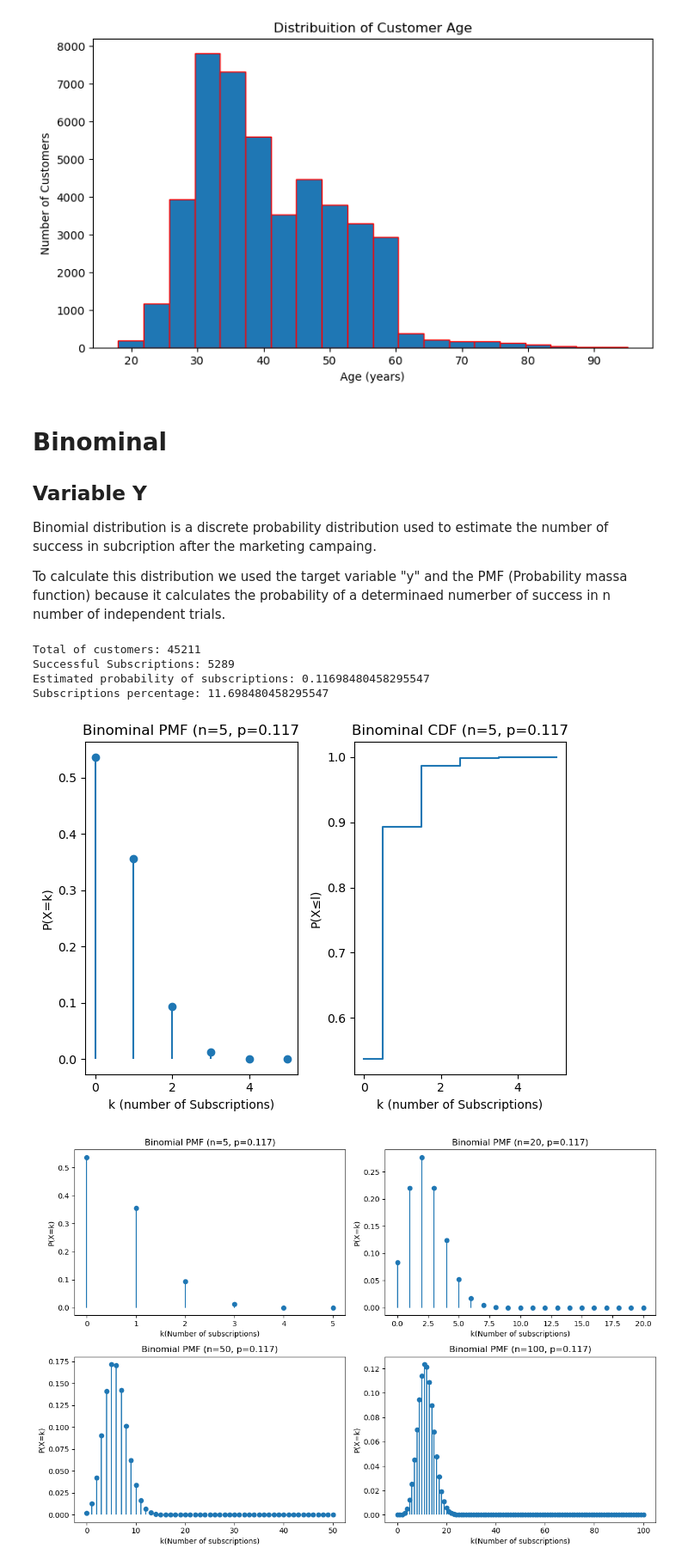
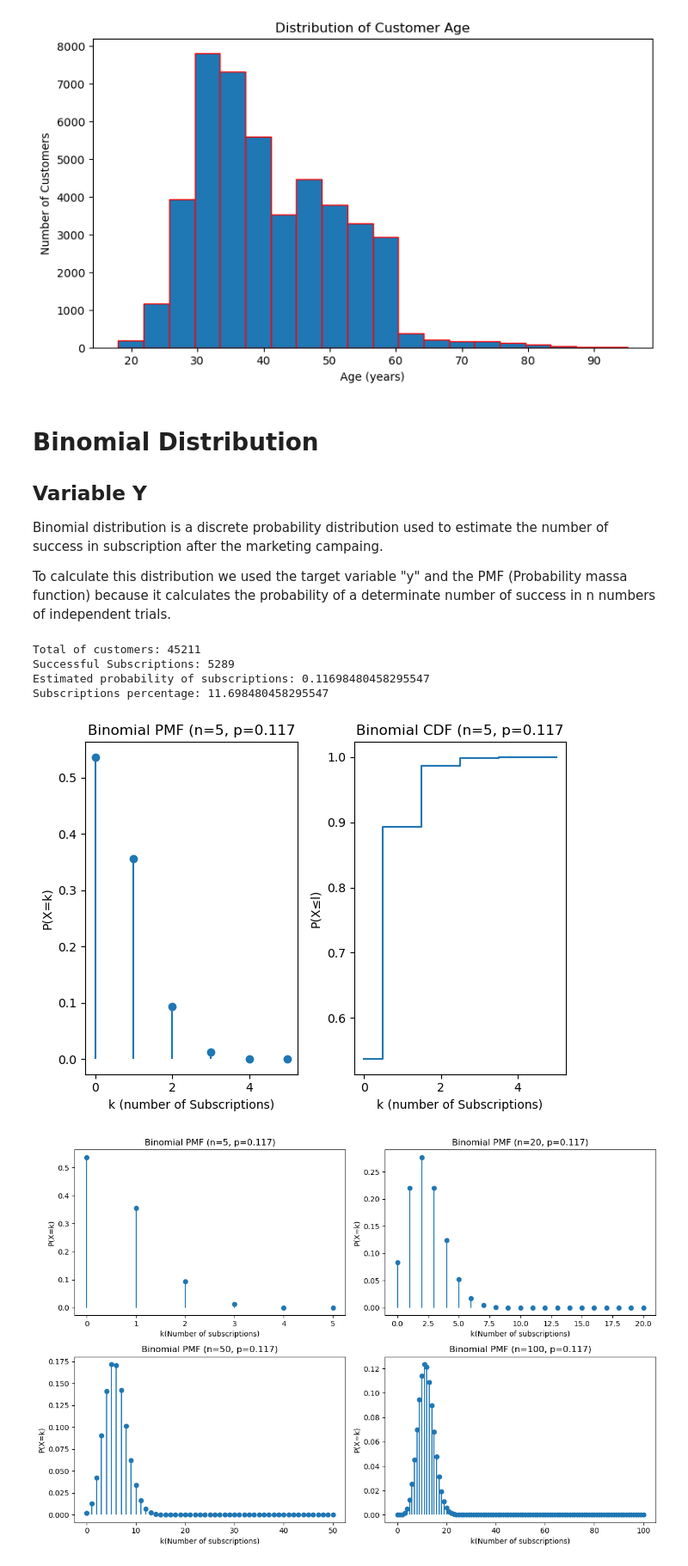
Before and after one commit to camilasoaares/Statistical-Techniques, a Jupyter notebook: Stats_Camila_CA1.ipynb, the cells around one changed output. Shown at 86% size. Cells and saved outputs as stored; diff of their text form; code cells hidden in the pictures.

Commit message:
Grammar , Report (Binomial, Poisson, Normal Dist.)

```diff
--- a/Stats_Camila_CA1.ipynb
+++ b/Stats_Camila_CA1.ipynb
@@ -203,11 +203,11 @@ plt.show()
 # %% [output]
 [figure]
 # %% [markdown]
-# Binominal
+# Binomial Distribution
 ## Variable Y
-Binomial distribution is a discrete probability distribution used to estimate the number of success in subcription after the marketing campaing.
+Binomial distribution is a discrete probability distribution used to estimate the number of success in subscription after the marketing campaing.
 
-To calculate this distribution we used the target variable "y" and the PMF (Probability massa function) because it calculates the probability of a determinaed numerber of success in n number of independent trials.
+To calculate this distribution we used the target variable "y" and the PMF (Probability massa function) because it calculates the probability of a determinate number of success in n numbers of independent trials.
 # %%
 # Count the total number of customers
 n_customers = len(data)
@@ -230,35 +230,35 @@ Subscriptions percentage: 11.698480458295547
 # %%
 from scipy.stats import binom
 # n = number of customers
 # p = estimated probability of subscriptions
 n, p = 5, 0.11698480458295547
 
 #Possible number of successful subcriptions
 x = np.arange(0, n +1)
 
 # PMF and CDF
 pmf = binom.pmf(x, n, p)
 cdf = binom.cdf(x, n, p)
 
 # PMF PLOT
 
 plt.subplot(1, 2, 1)
 plt.stem (x, pmf, basefmt=" ")
-plt.title('Binominal PMF (n=5, p=0.117')
+plt.title('Binomial PMF (n=5, p=0.117')
 plt.xlabel('k (number of Subscriptions)')
 plt.ylabel('P(X=k)')
 
 # CDF PLOT
 plt.subplot(1,2,2)
 plt.step(x, cdf, where="mid")
-plt.title('Binominal CDF (n=5, p=0.117')
+plt.title('Binomial CDF (n=5, p=0.117')
 plt.xlabel('k (number of Subscriptions)')
 plt.ylabel('P(X≤l)')
 
 plt.tight_layout()
 plt.show()
 # %% [output]
-[figure, old version]
+[figure, new version]
 # %%
 # Estimate subscription probability from the dataset
 p = (data['y'] =='yes').mean()
```
Also changed, not shown: parts of 7 cells of this notebook, 1 other file.
